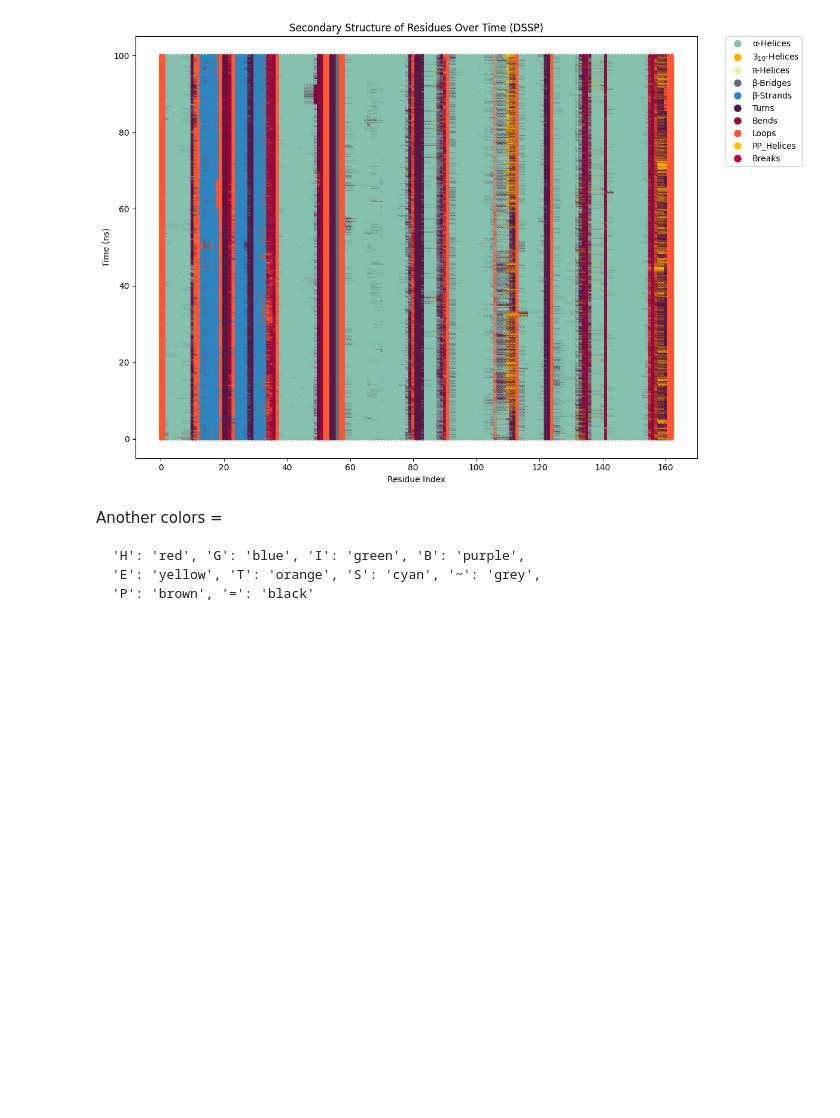
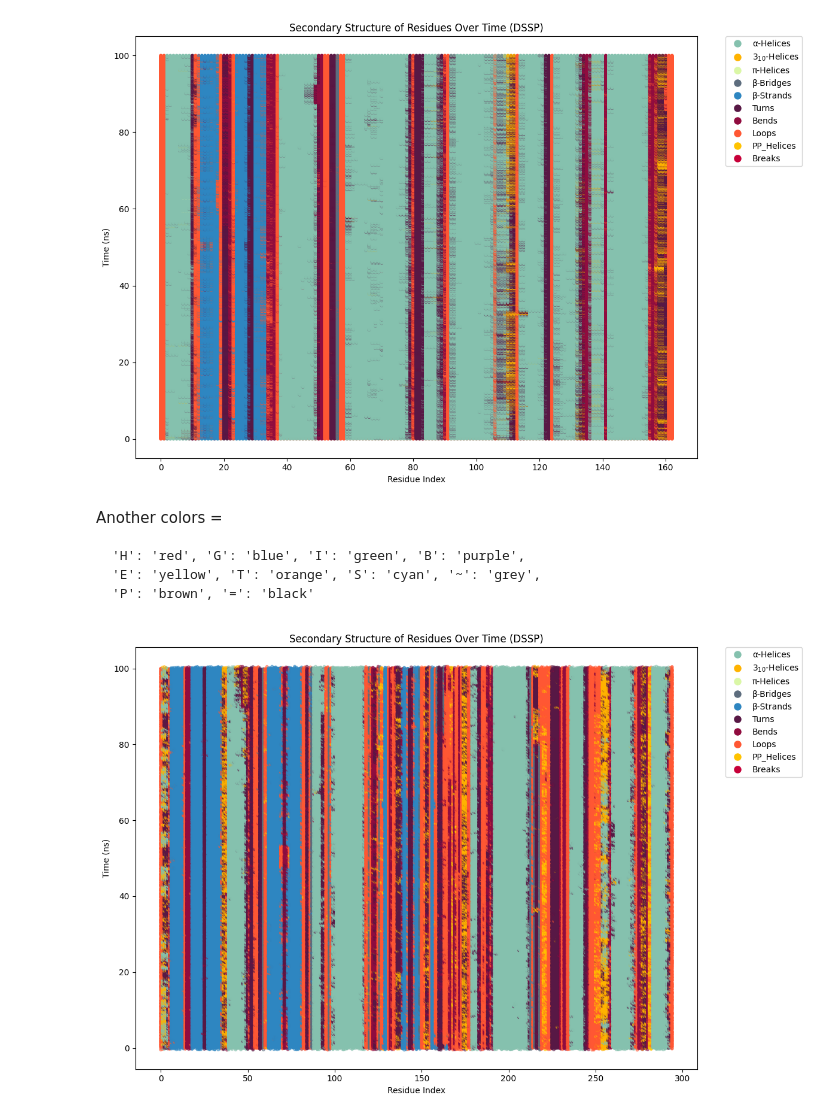
Before and after one commit to purnawanpp/tutorial_gromacs, a Jupyter notebook: dssp_plot.ipynb, the cells around one changed output. Drawn from its saved outputs; the diff is of its cells as text; code cells hidden in the pictures; blank space fills up the shorter version.

```diff
--- a/dssp_plot.ipynb
+++ b/dssp_plot.ipynb
@@ -494,3 +494,76 @@ Another colors =
     'H': 'red', 'G': 'blue', 'I': 'green', 'B': 'purple',
     'E': 'yellow', 'T': 'orange', 'S': 'cyan', '~': 'grey',
     'P': 'brown', '=': 'black'
+# %%
+# Import libraries
+import matplotlib.pyplot as plt
+import numpy as np
+
+# Load DSSP data from the uploaded file
+data = []
+with open('/content/dssp.dat', 'r') as file:
+    for line in file:
+        cleaned_line = list(line.strip())  # Read each line as a list of characters
+        if len(cleaned_line) > 0:  # Only add non-empty lines
+            data.append(cleaned_line)
+
+# Ensure that all rows have the same length (residues count)
+max_length = max(len(row) for row in data)
+for i in range(len(data)):
+    if len(data[i]) < max_length:
+        data[i] += ['~'] * (max_length - len(data[i]))
+
+# Convert the data into a NumPy array for easier manipulation
+data = np.array(data)
+
+# Get the number of frames and residues from the data
+num_frames, num_residues = data.shape
+
+# Define time array (from 0 to 100 ns)
+time_ns = np.linspace(0, 100, num_frames)
+
+# Define a dictionary for DSSP symbols and colors with updated color codes
+dssp_map = {
+    'H': 'α-Helices', 'G': '3$_{{10}}$-Helices', 'I': 'π-Helices',
+    'B': 'β-Bridges', 'E': 'β-Strands', 'T': 'Turns',
+    'S': 'Bends', '~': 'Loops', 'P': 'PP_Helices', '=': 'Breaks'
+}
+colors = {
+    'H': '#85C1AE', 'G': '#FFB300', 'I': '#DAF7A6',
+    'B': '#5D6D7E', 'E': '#2E86C1', 'T': '#581845',
+    'S': '#900C3F', '~': '#FF5733', 'P': '#FFC300',
+    '=': '#C70039'
+}
+
+# Map the symbols to their corresponding colors
+color_array = np.vectorize(colors.get)(data)
+
+# Create a figure for the plot
+plt.figure(figsize=(12, 8))
+
+# Offset to avoid overlap
+y_offsets = np.random.uniform(-0.5, 0.5, size=(num_frames, num_residues))
+
+# Plot each residue's data over time using a scatter plot with offsets
+for residue_idx in range(num_residues):
+    plt.scatter([residue_idx] * num_frames, time_ns + y_offsets[:, residue_idx],
+                color=color_array[:, residue_idx], s=10, alpha=0.5)
+
+# Add labels and title
+plt.xlabel('Residue Index')
+plt.ylabel('Time (ns)')
+plt.title('Secondary Structure of Residues Over Time (DSSP)')
+
+# Create a legend
+handles = [plt.Line2D([0], [0], marker='o', color='w', markerfacecolor=color, markersize=10, label=dssp_map[symbol])
+           for symbol, color in colors.items()]
+plt.legend(handles=handles, bbox_to_anchor=(1.05, 1), loc='upper left', borderaxespad=0.)
+
+# Save the plot as a PNG file with 600 dpi
+plt.savefig('dssp_residue_time.png', dpi=600, bbox_inches='tight')
+
+# Show the plot
+plt.tight_layout()
+plt.show()
+# %% [output]
+[figure, added]
```
